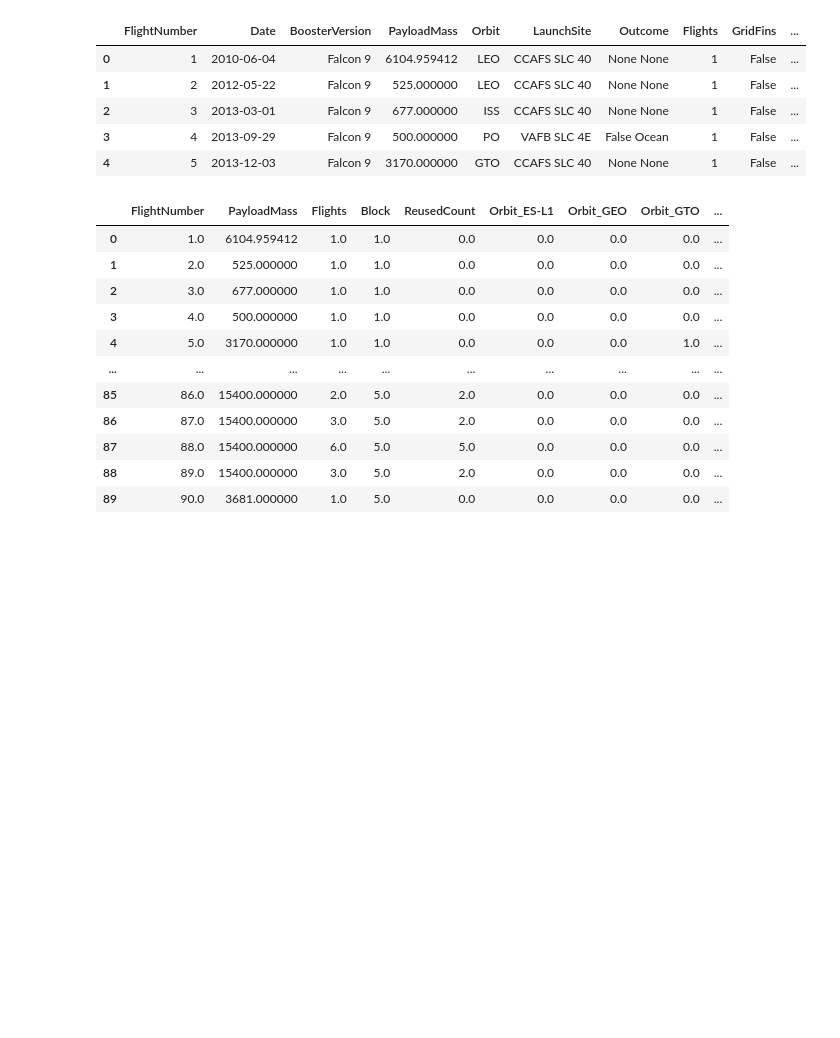
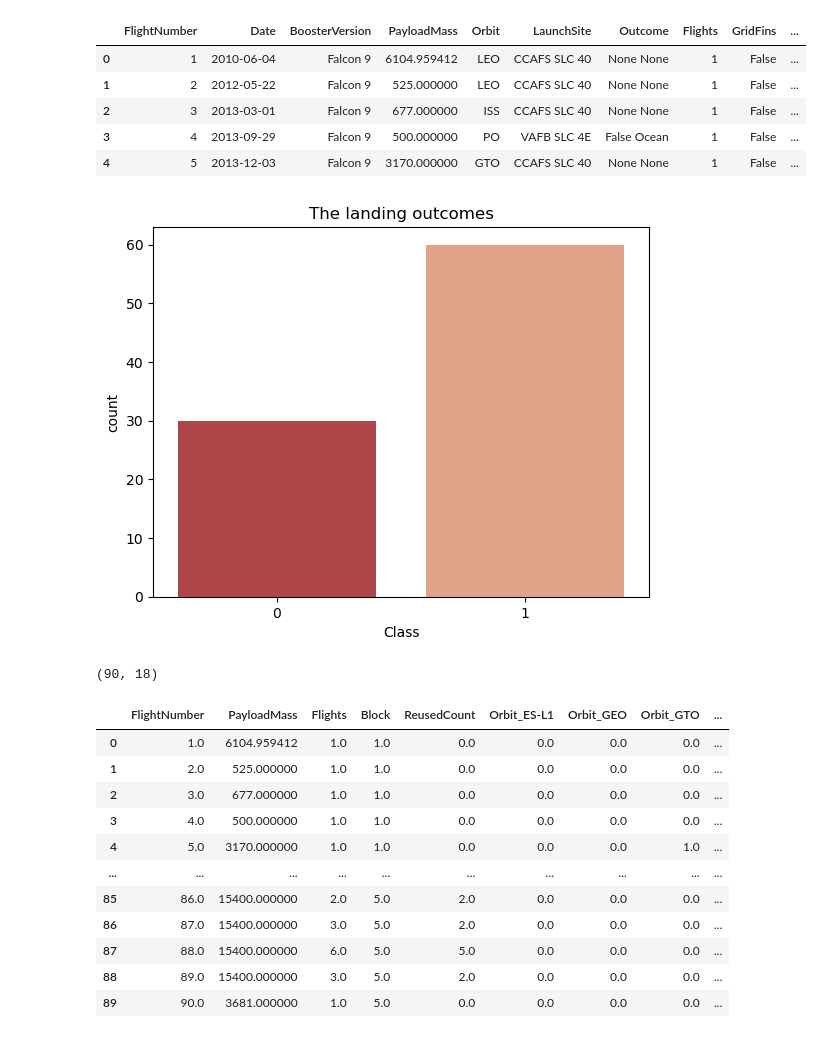
Before and after one commit to ValeriaMalin/IBM_Capstone_Project_SpaceX_Falcon9, a Jupyter notebook: SpaceX_Machine_Learning_Prediction_Part_5.jupyterlite.ipynb, the cells around one changed output. Cells and saved outputs as stored; diff of their text form; code cells hidden in the pictures; blank space fills up the shorter version.

```diff
--- a/SpaceX_Machine_Learning_Prediction_Part_5.jupyterlite.ipynb
+++ b/SpaceX_Machine_Learning_Prediction_Part_5.jupyterlite.ipynb
@@ -90,6 +95,18 @@ data.head()
 | 2 | 3 | 2013-03-01 | Falcon 9 | 677.000000 | ISS | CCAFS SLC 40 | None None | 1 | False | ... |
 | 3 | 4 | 2013-09-29 | Falcon 9 | 500.000000 | PO | VAFB SLC 4E | False Ocean | 1 | False | ... |
 | 4 | 5 | 2013-12-03 | Falcon 9 | 3170.000000 | GTO | CCAFS SLC 40 | None None | 1 | False | ... |
+# %%
+#the barplot of landing outcomes
+sns.set_palette("RdBu")
+sns.countplot(x='Class', data=data)
+plt.title('The landing outcomes')
+plt.show()
+# %% [output]
+[figure, added]
+# %%
+data.shape
+# %% [output]
+(90, 18)
 # %%
 URL2 = 'https://cf-courses-data.s3.us.cloud-object-storage.appdomain.cloud/IBM-DS0321EN-SkillsNetwork/datasets/dataset_part_3.csv'
 
```
Also changed, not shown: parts of 24 cells of this notebook, 5 other files.
